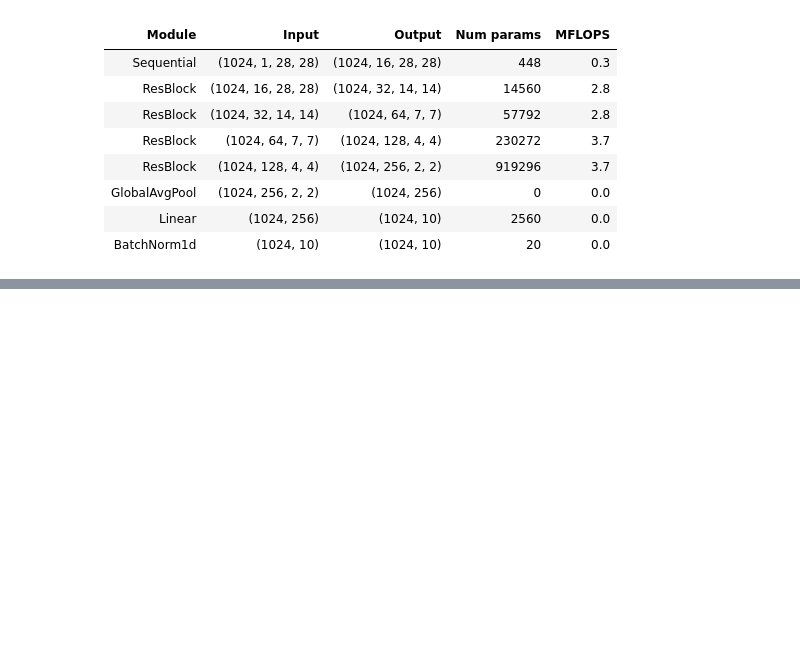
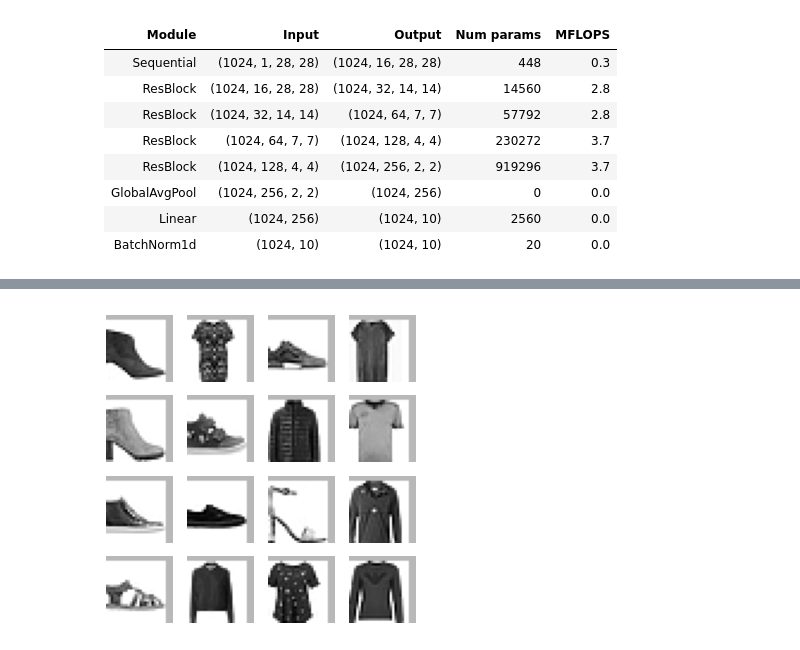
Before and after one commit to me-tao/part2, a Jupyter notebook: 14_augment.ipynb, the cells around one changed output, grey strips where cells are left out. Drawn from its saved outputs; the diff is of its cells as text; code cells hidden in the pictures; blank space fills up the shorter version.

```diff
--- a/14_augment.ipynb
+++ b/14_augment.ipynb
@@ -133,0 +174,4 @@ Tot params: 1224948; MFLOPS: 13.3
+# %%
+learn.show_image_batch(max_n=16, imsize=(1))
+# %% [output]
+[figure, added]
```
Also changed, not shown: parts of 28 cells of this notebook, 3 other files.
